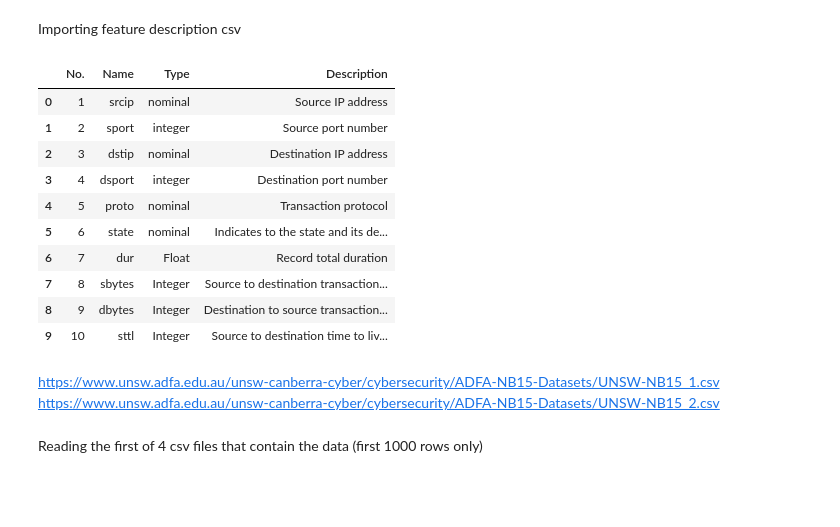
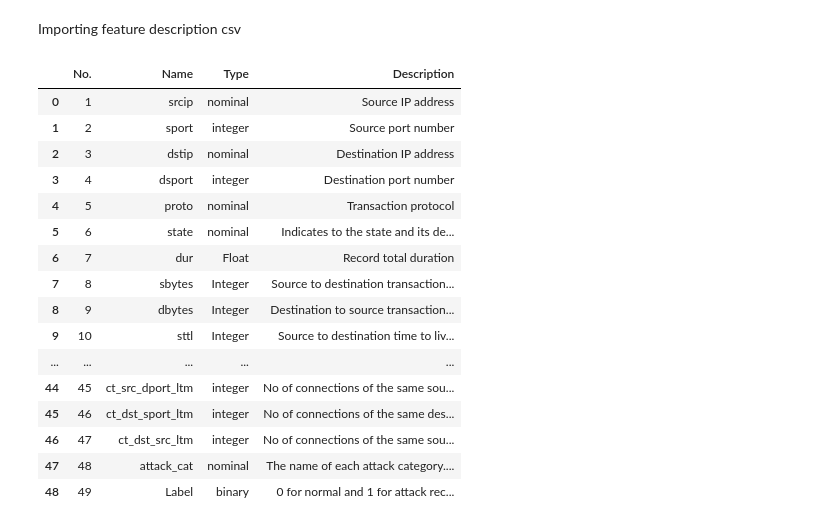
Before and after one commit to colbyw5/cyber_ml, a Jupyter notebook: code/UNSW_EDA.ipynb, the cells around one changed output. Saved outputs shown, nothing was run; the diff lists cells and outputs as text; code cells hidden in the pictures; blank space fills up the shorter version.

Commit message:
unsw nbb15 eda

```diff
--- a/code/UNSW_EDA.ipynb
+++ b/code/UNSW_EDA.ipynb
@@ -1,3 +1,5 @@
 # %%
 import numpy as np
 import pandas as pd
+pd.set_option('max_colwidth', 200)
+pd.set_option("display.colheader_justify", "center")
@@ -8,21 +18,22 @@ feature_desc = pd.read_csv("https://www.unsw.adfa.edu.au/unsw-canberra-cyber/cyb
                            encoding= 'unicode_escape',
                           index_col = False)
 # %%
-feature_desc.head(10)
+feature_desc
 # %% [output]
 |  | No. | Name | Type | Description |
 | 0 | 1 | srcip | nominal | Source IP address |
 | 1 | 2 | sport | integer | Source port number |
 | 2 | 3 | dstip | nominal | Destination IP address |
 | 3 | 4 | dsport | integer | Destination port number |
 | 4 | 5 | proto | nominal | Transaction protocol |
 | 5 | 6 | state | nominal | Indicates to the state and its de... |
 | 6 | 7 | dur | Float | Record total duration |
 | 7 | 8 | sbytes | Integer | Source to destination transaction... |
 | 8 | 9 | dbytes | Integer | Destination to source transaction... |
 | 9 | 10 | sttl | Integer | Source to destination time to liv... |
+| ... | ... | ... | ... | ... |
+| 44 | 45 | ct_src_dport_ltm | integer | No of connections of the same sou... |
+| 45 | 46 | ct_dst_sport_ltm | integer | No of connections of the same des... |
+| 46 | 47 | ct_dst_src_ltm | integer | No of connections of the same sou... |
+| 47 | 48 | attack_cat | nominal | The name of each attack category.... |
+| 48 | 49 | Label | binary | 0 for normal and 1 for attack rec... |
-# %% [markdown]
-https://www.unsw.adfa.edu.au/unsw-canberra-cyber/cybersecurity/ADFA-NB15-Datasets/UNSW-NB15_1.csv
-https://www.unsw.adfa.edu.au/unsw-canberra-cyber/cybersecurity/ADFA-NB15-Datasets/UNSW-NB15_2.csv
-# %% [markdown]
-Reading the first of 4 csv files that contain the data (first 1000 rows only)
```
Also changed, not shown: parts of 9 cells of this notebook, 1 other file.
